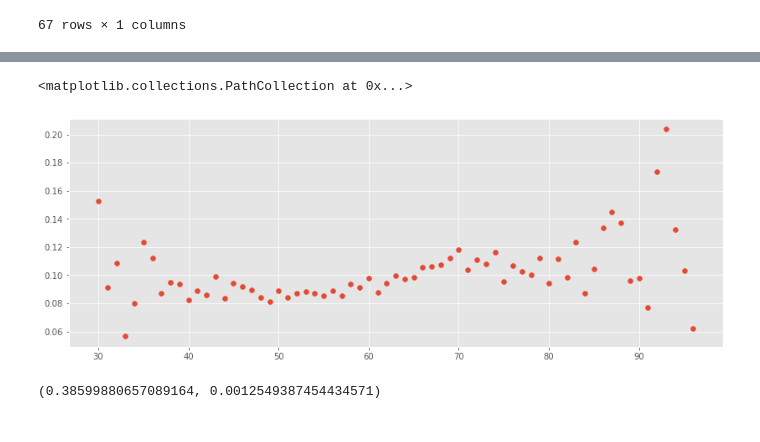
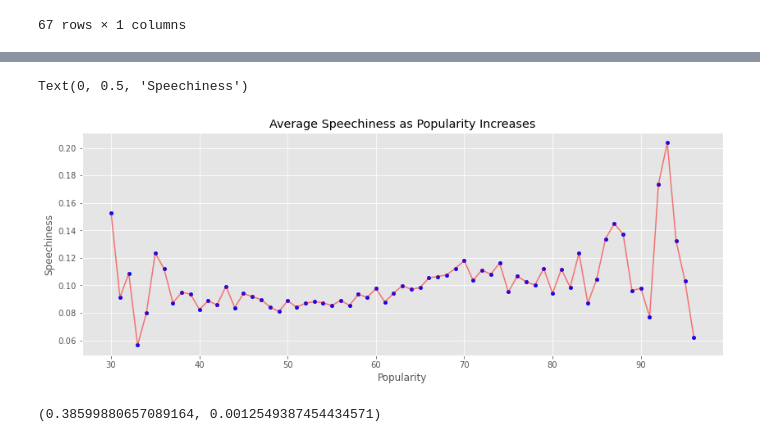
Before and after one commit to ATLas278/SpotifyDanceabillity, a Jupyter notebook: spotify_1.ipynb, the cells around one changed output, grey strips where cells are left out. Drawn from its saved outputs; the diff is of its cells as text; code cells hidden in the pictures.

```diff
--- a/spotify_1.ipynb
+++ b/spotify_1.ipynb
@@ -292,10 +255,14 @@ avg_speech.plot(kind='bar',
 # %%
 fig, ax = plt.subplots(figsize=(14,5))
 
-ax.scatter(avg_speech.index,avg_speech.speechiness)
+ax.plot(avg_speech.index,avg_speech.speechiness,color='red',alpha=0.5)
+ax.scatter(avg_speech.index,avg_speech.speechiness,color='blue',s=20)
+ax.set_title('Average Speechiness as Popularity Increases')
+ax.set_xlabel('Popularity')
+ax.set_ylabel('Speechiness')
 # %% [output]
-<matplotlib.collections.PathCollection at 0x...>
+Text(0, 0.5, 'Speechiness')
-[figure, old version]
+[figure, new version]
 # %%
 r,p = stats.pearsonr(avg_speech.index,avg_speech.speechiness)
 r,p
```
Also changed, not shown: parts of 14 cells of this notebook.
